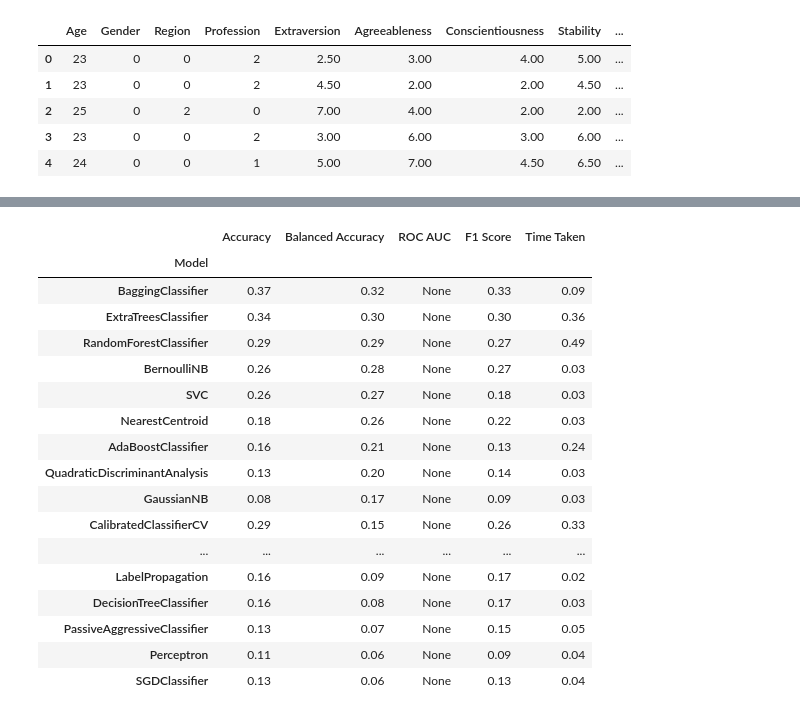
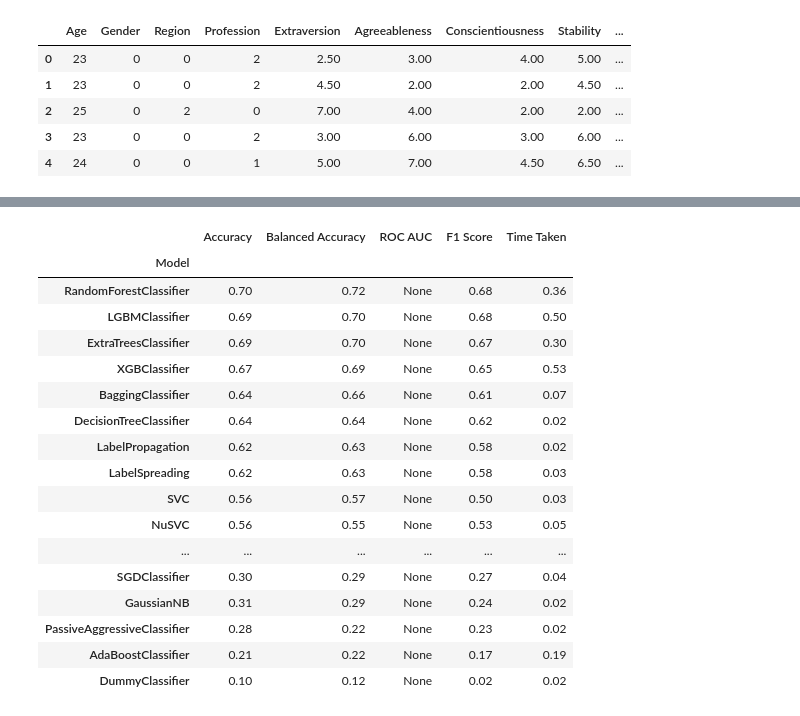
Before and after one commit to NAyeshaKhan/Music_App, a Jupyter notebook: Music Rec LazyClassifier.ipynb, the cells around one changed output, grey strips where cells are left out. Drawn from its saved outputs; the diff is of its cells as text; code cells hidden in the pictures.

Commit message:
SMOTE added to LazyClassifier

```diff
--- a/Music Rec LazyClassifier.ipynb
+++ b/Music Rec LazyClassifier.ipynb
@@ -61,0 +71,18 @@ X=df[['Age','Gender', 'Region','Profession', 'Extraversion','Agreeableness','Con
+# %%
+#SMOTE model
+oversample = SMOTE(k_neighbors = 2)
+X=df[['Age','Gender', 'Region','Profession', 'Extraversion','Agreeableness','Conscientiousness', 'Stability','Openness']]
+#For Happy
+y_happy=df['Happy']
+
+y_happy= LabelEncoder().fit_transform(y_happy)
+# transform the dataset
+X_happy, y_happy= oversample.fit_resample(X, y_happy)
+# summarize distribution
+counter = Counter(y_happy)
+for k,v in counter.items():
+ per = v / len(y_happy) * 100
+ print('Class=%d, n=%d (%.3f%%)' % (k, v, per))
+# plot the distribution
+pyplot.bar(counter.keys(), counter.values())
+pyplot.show()
@@ -88,0 +123,15 @@ happy_models
+# %%
+#For Gloomy
+y_gloomy=df['Gloomy']
+
+y_gloomy= LabelEncoder().fit_transform(y_gloomy)
+# transform the dataset
+X_gloomy, y_gloomy= oversample.fit_resample(X, y_gloomy)
+# summarize distribution
+counter = Counter(y_gloomy)
+for k,v in counter.items():
+ per = v / len(y_happy) * 100
+ print('Class=%d, n=%d (%.3f%%)' % (k, v, per))
+# plot the distribution
+pyplot.bar(counter.keys(), counter.values())
+pyplot.show()
@@ -89,28 +148,26 @@ happy_models
 # %%
 #Model testing for Gloomy
-y=df['Gloomy']
-X_train,X_test,y_train,y_test=train_test_split(X.values,y,test_size = 0.25, random_state = 1000)
-
+X_train, X_test, y_train, y_test = train_test_split(X_gloomy, y_gloomy, test_size=0.2, random_state=1)
 clf = LazyClassifier(verbose=0,ignore_warnings=True, custom_metric=None)
 gloomy_models,predictions = clf.fit(X_train, X_test, y_train, y_test)
 gloomy_models
 # %% [output]
 |  | Accuracy | Balanced Accuracy | ROC AUC | F1 Score | Time Taken |
 | Model |  |  |  |  |  |
-| BaggingClassifier | 0.37 | 0.32 | None | 0.33 | 0.09 |
-| ExtraTreesClassifier | 0.34 | 0.30 | None | 0.30 | 0.36 |
-| RandomForestClassifier | 0.29 | 0.29 | None | 0.27 | 0.49 |
-| BernoulliNB | 0.26 | 0.28 | None | 0.27 | 0.03 |
-| SVC | 0.26 | 0.27 | None | 0.18 | 0.03 |
-| NearestCentroid | 0.18 | 0.26 | None | 0.22 | 0.03 |
-| AdaBoostClassifier | 0.16 | 0.21 | None | 0.13 | 0.24 |
-| QuadraticDiscriminantAnalysis | 0.13 | 0.20 | None | 0.14 | 0.03 |
-| GaussianNB | 0.08 | 0.17 | None | 0.09 | 0.03 |
-| CalibratedClassifierCV | 0.29 | 0.15 | None | 0.26 | 0.33 |
+| RandomForestClassifier | 0.70 | 0.72 | None | 0.68 | 0.36 |
+| LGBMClassifier | 0.69 | 0.70 | None | 0.68 | 0.50 |
+| ExtraTreesClassifier | 0.69 | 0.70 | None | 0.67 | 0.30 |
+| XGBClassifier | 0.67 | 0.69 | None | 0.65 | 0.53 |
+| BaggingClassifier | 0.64 | 0.66 | None | 0.61 | 0.07 |
+| DecisionTreeClassifier | 0.64 | 0.64 | None | 0.62 | 0.02 |
+| LabelPropagation | 0.62 | 0.63 | None | 0.58 | 0.02 |
+| LabelSpreading | 0.62 | 0.63 | None | 0.58 | 0.03 |
+| SVC | 0.56 | 0.57 | None | 0.50 | 0.03 |
+| NuSVC | 0.56 | 0.55 | None | 0.53 | 0.05 |
 | ... | ... | ... | ... | ... | ... |
-| LabelPropagation | 0.16 | 0.09 | None | 0.17 | 0.02 |
-| DecisionTreeClassifier | 0.16 | 0.08 | None | 0.17 | 0.03 |
-| PassiveAggressiveClassifier | 0.13 | 0.07 | None | 0.15 | 0.05 |
-| Perceptron | 0.11 | 0.06 | None | 0.09 | 0.04 |
-| SGDClassifier | 0.13 | 0.06 | None | 0.13 | 0.04 |
+| SGDClassifier | 0.30 | 0.29 | None | 0.27 | 0.04 |
+| GaussianNB | 0.31 | 0.29 | None | 0.24 | 0.02 |
+| PassiveAggressiveClassifier | 0.28 | 0.22 | None | 0.23 | 0.02 |
+| AdaBoostClassifier | 0.21 | 0.22 | None | 0.17 | 0.19 |
+| DummyClassifier | 0.10 | 0.12 | None | 0.02 | 0.02 |
 # %%
```
Also changed, not shown: parts of 12 cells of this notebook.
